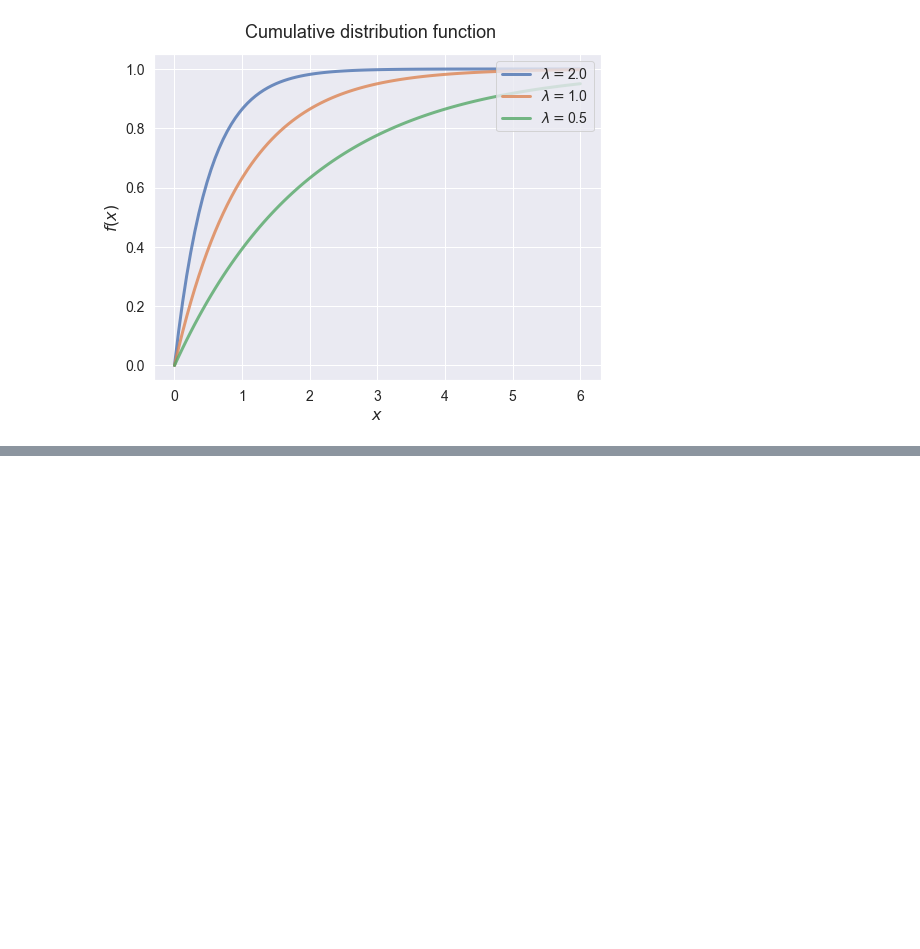
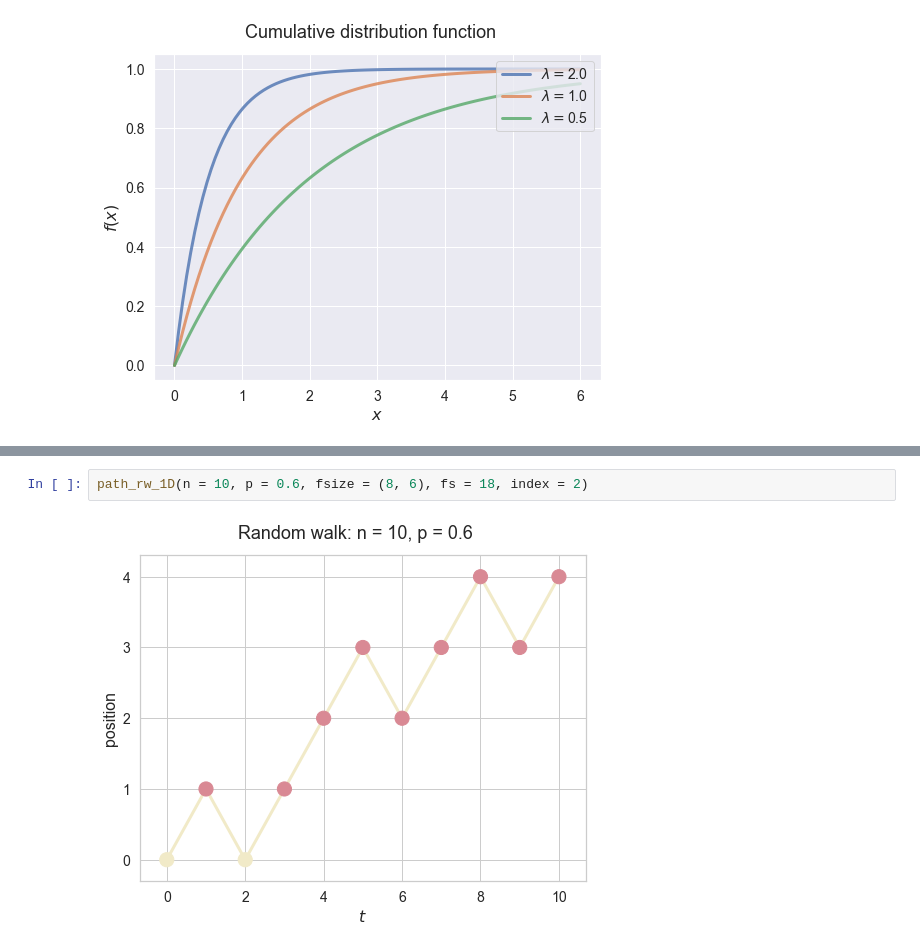
Before and after one commit to fudab/Math-20, a Jupyter notebook: scripts/demos.ipynb, the cells around one changed output, grey strips where cells are left out. Drawn from its saved outputs; the diff is of its cells as text; blank space fills up the shorter version.

```diff
--- a/scripts/demos.ipynb
+++ b/scripts/demos.ipynb
@@ -524,0 +711,4 @@ fig = figure_exp_dist('cdf')
+# %%
+path_rw_1D(n = 10, p = 0.6, fsize = (8, 6), fs = 18, index = 2)
+# %% [output]
+[figure, added]
```
Also changed, not shown: parts of 21 cells of this notebook.
